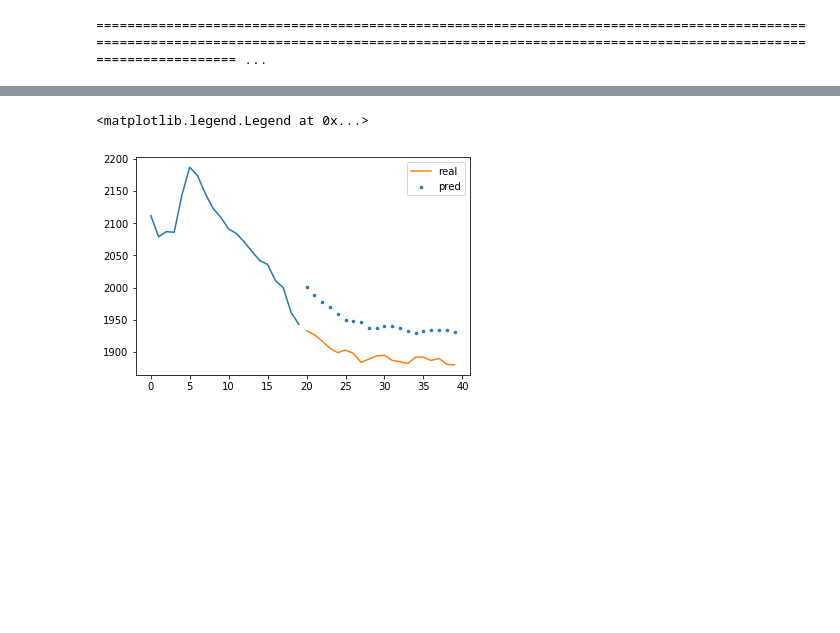
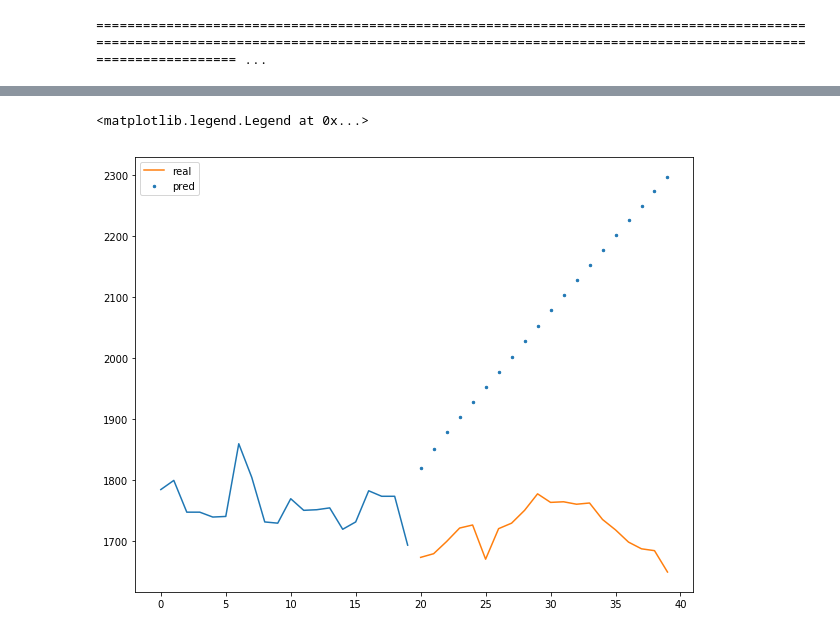
Before and after one commit to srmt44/stock-market, a Jupyter notebook: single_symbol_5_features.ipynb, the cells around one changed output, grey strips where cells are left out. Cells and saved outputs as stored; diff of their text form; code cells hidden in the pictures; blank space fills up the shorter version.

Commit message:
20 days prediction

```diff
--- a/single_symbol_5_features.ipynb
+++ b/single_symbol_5_features.ipynb
@@ -29,7 +32,7 @@ for filename in glob.glob('data/*.csv'):
 # data_csv[0][1].head()
 # %%
 data_frame = 2
-features = data_csv[data_frame][1][['<OPEN>', '<CLOSE>', '<HIGH>', '<CLOSE>', '<VOL>']]
+features = data_csv[data_frame][1][['<OPEN>', '<CLOSE>', '<HIGH>', '<LOW>', '<VOL>']]
 # features.index = data_csv[data_frame][1]['<DTYYYYMMDD>']
 features.head()
 # print(features.shape)
@@ -100,8 +103,8 @@ def train_eval_model(hparams):
     """
 
     model = keras.Sequential([
-        keras.layers.LSTM(hparams[HP_LSTM1_OUT], activation='relu', input_shape=data[0].shape, return_sequences=True),
-        keras.layers.LSTM(hparams[HP_LSTM2_OUT], activation='relu'),
+        # keras.layers.LSTM(hparams[HP_LSTM1_OUT], activation='relu', input_shape=data[0].shape, return_sequences=True),
+        keras.layers.LSTM(hparams[HP_LSTM1_OUT], activation='relu'),
         keras.layers.Dense(labels.shape[1])
     ])
     model.compile(optimizer='adam', loss='mae')
@@ -152,18 +159,22 @@ print('best model has loss:', loss)
 # %%
 """
 In this section we visualize the results for a random test case.
 """
-pred = []
-i = 1900
-pred = model.predict(data[i:i+20].reshape(-1, 20, 5))
+i = 2123
+example = data[i]
+
+for j in range(20):
+    pred = model.predict(example[j:, :].reshape(-1, 20, 5))
+    example = np.concatenate((example, pred), axis=0)
+
 un_data = data * data_std + data_mean
 un_labels = labels * labels_std + labels_mean
-un_pred = pred * labels_std + labels_mean
+un_example = example * labels_std + labels_mean
 
 plt.plot(range(20), list(un_data[i, :, 3]))
-plt.scatter(range(20,40), list(un_pred[:, 0]), s=6, label='pred')
+plt.scatter(range(20,40), list(un_example[20:, 0]), s=6, label='pred')
 plt.plot(range(20,40), list(un_data[20+i, :, 3]), label='real')
 plt.legend()
 # %% [output]
 <matplotlib.legend.Legend at 0x...>
-[figure, old version]
+[figure, new version]
```
Also changed, not shown: parts of 3 cells of this notebook, 1 other file.
